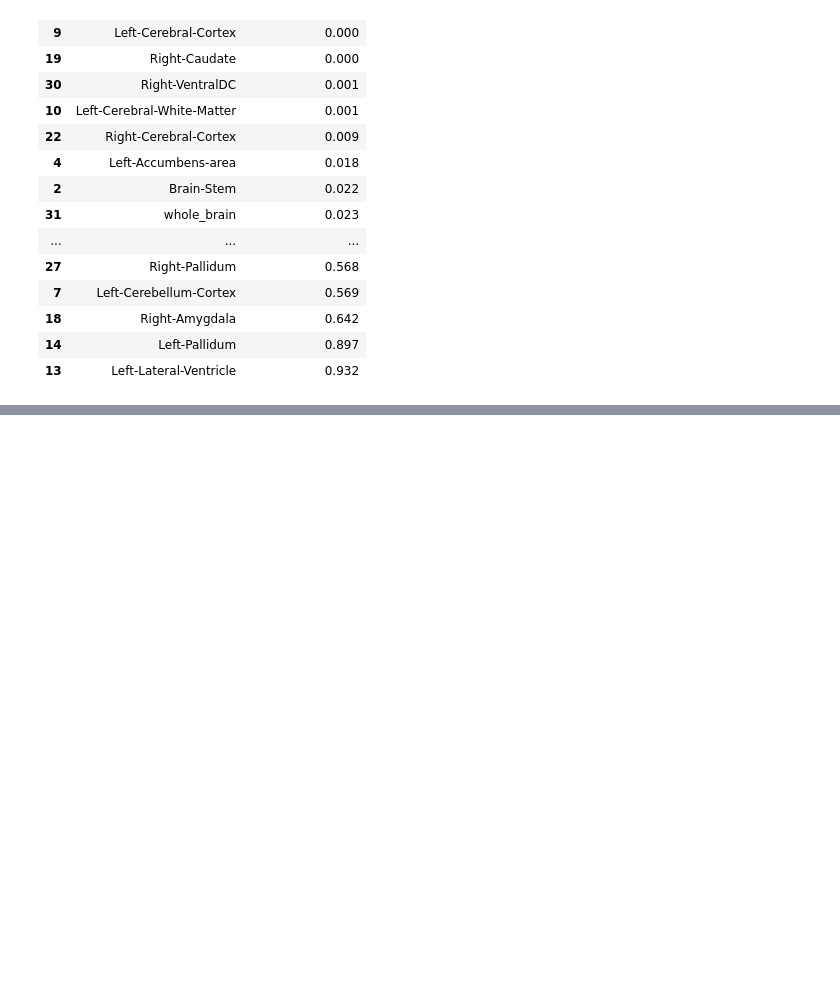
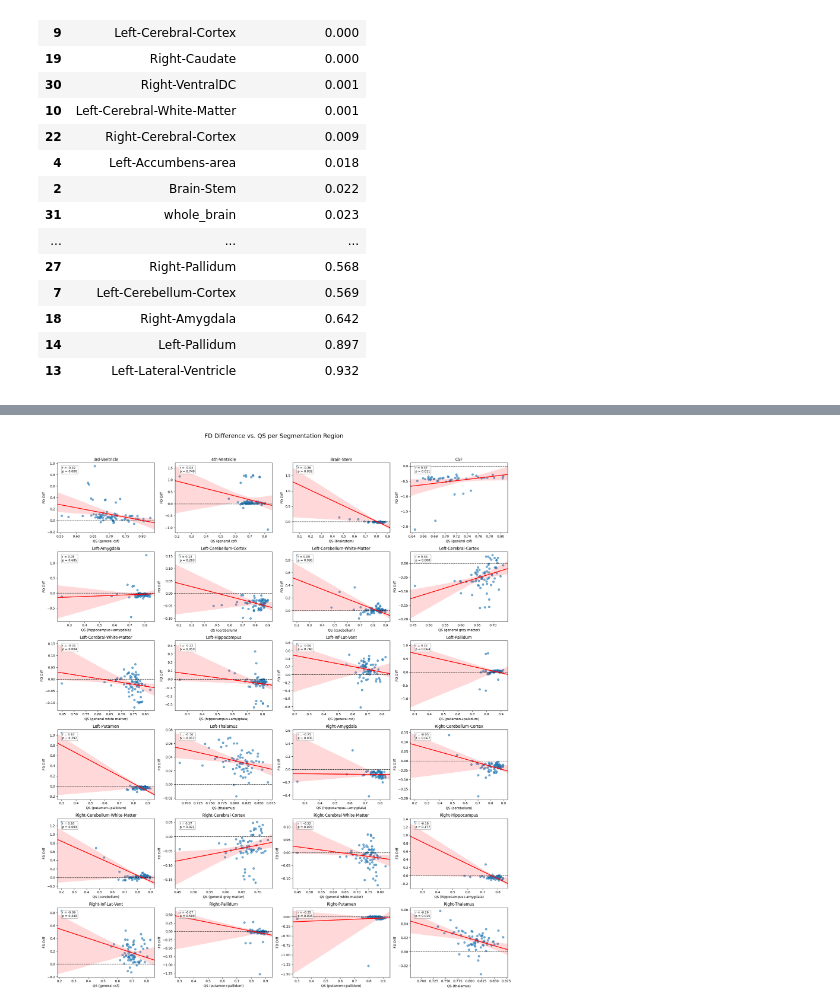
Before and after one commit to toelt-llc/mri_fractal, a Jupyter notebook: data_pipeline/3b-pipeline_BOB_freesurfer-seg.ipynb, the cells around one changed output, grey strips where cells are left out. Cells and saved outputs as stored; diff of their text form; code cells hidden in the pictures; blank space fills up the shorter version.

```diff
--- a/data_pipeline/3b-pipeline_BOB_freesurfer-seg.ipynb
+++ b/data_pipeline/3b-pipeline_BOB_freesurfer-seg.ipynb
@@ -1364,0 +1475,51 @@ df_interaction_stats.sort_values('interaction_pval')
+# %%
+# Get all unique segmentation regions
+unique_regions = sorted(df_final_clean['name'].unique())
+n_regions = len(unique_regions)
+
+# Grid size
+n_cols = 4
+n_rows = math.ceil(n_regions / n_cols)
+
+# Set up subplots
+fig, axes = plt.subplots(n_rows, n_cols, figsize=(5 * n_cols, 4 * n_rows), sharex=False, sharey=False)
+axes = axes.flatten()
+
+for i, region in enumerate(unique_regions):
+    ax = axes[i]
+    data = df_final_clean[df_final_clean['name'] == region]
+    qs_group = data['region_group'].iloc[0] if not data.empty else ''
+    ax.axhline(y=0, color='black', linestyle='--', lw=1)
+
+    if data.shape[0] > 1:
+        sns.regplot(
+            data=data,
+            x='QS',
+            y='fd_diff',
+            ax=ax,
+            scatter_kws={'alpha': 0.6},
+            line_kws={'color': 'red'},
+            truncate=False
+        )
+
+        # Spearman correlation
+        r, p = spearmanr(data['QS'], data['fd_diff'])
+        ax.annotate(f"r = {r:.2f}\np = {p:.3f}",
+                    xy=(0.05, 0.95), xycoords='axes fraction',
+                    ha='left', va='top', fontsize=9,
+                    bbox=dict(boxstyle="round,pad=0.3", fc="white", ec="gray", alpha=0.7))
+    else:
+        ax.text(0.5, 0.5, "Not enough data", ha='center', va='center')
+
+    ax.set_title(region)
+    ax.set_xlabel(f'QS ({qs_group})')
+    ax.set_ylabel('FD Diff')
+
+# Remove unused axes
+for j in range(n_regions, len(axes)):
+    fig.delaxes(axes[j])
+
+plt.tight_layout(rect=[0, 0, 1, 0.96])
+plt.show()
+# %% [output]
+[figure, added]
```
Also changed, not shown: parts of 15 cells of this notebook.
